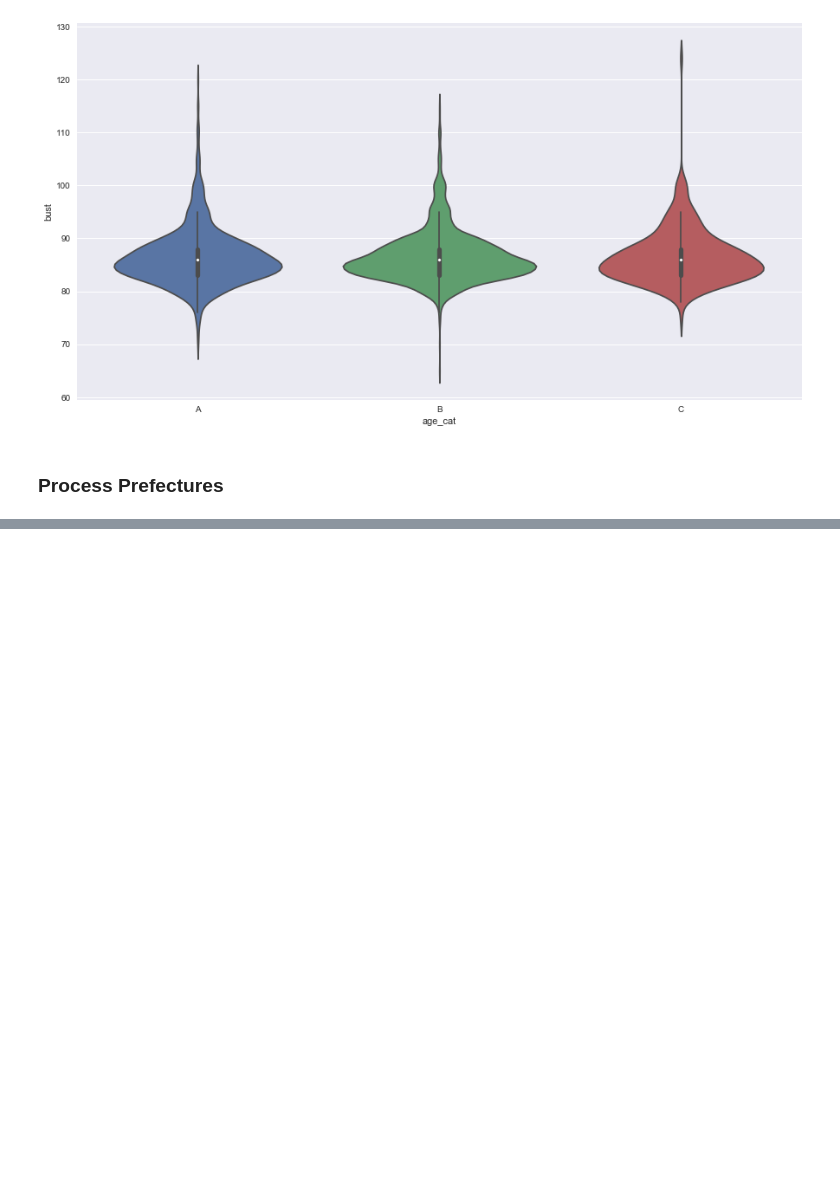
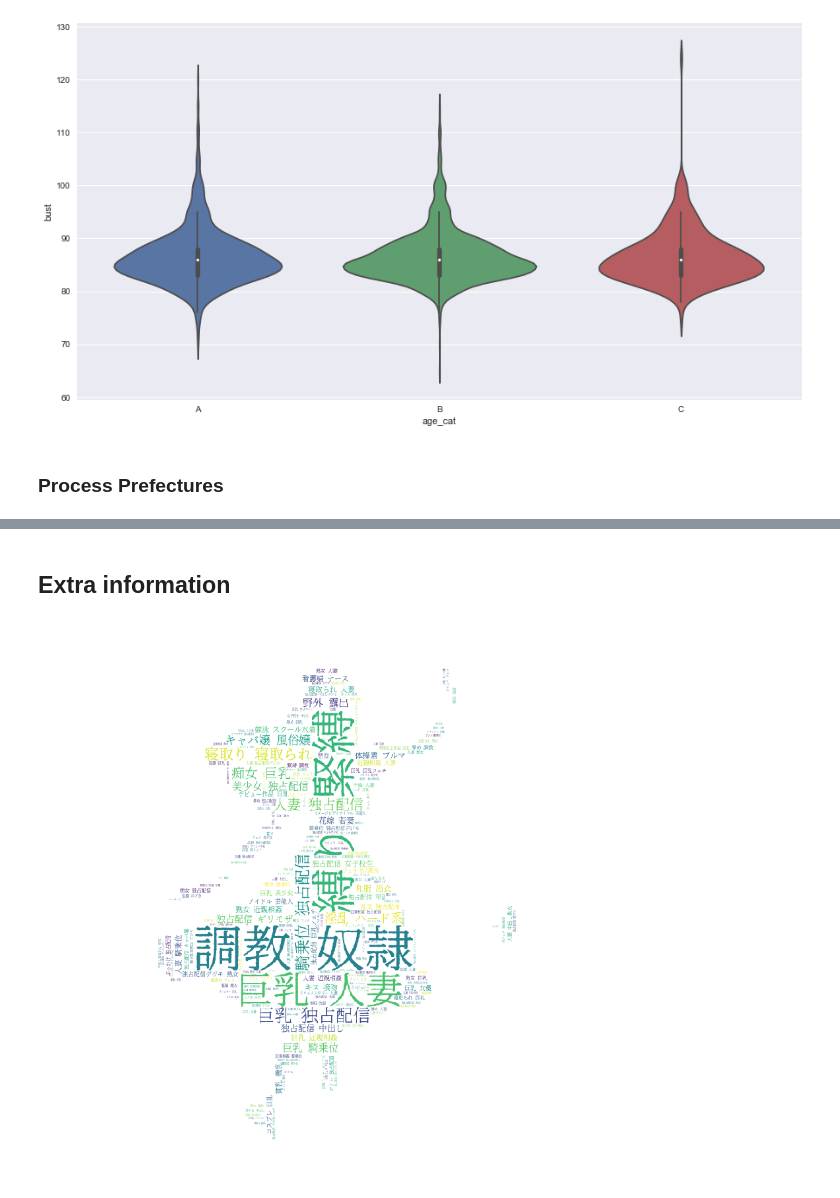
Before and after one commit to canhtran/jav_idol_analysis, a Jupyter notebook: eda_jav_idol.ipynb, the cells around one changed output, grey strips where cells are left out. Cells and saved outputs as stored; diff of their text form; code cells hidden in the pictures; blank space fills up the shorter version.

Commit message:
add genres wordcloud

```diff
--- a/eda_jav_idol.ipynb
+++ b/eda_jav_idol.ipynb
@@ -218,3 +218,11 @@ HeatMap(data, radius=10).add_to(hmap)
 hmap
 # %% [output]
 [interactive output not drawn]
+# %% [markdown]
+## Extra information
+# %%
+from os import path
+from PIL import Image
+
+d = path.dirname('__file__')
+alice_mask = np.array(Image.open(path.join(d, "alice_mask.png")))
@@ -220,0 +232,11 @@ hmap
+# %%
+genres = open('Output.txt', 'r').read()
+# %%
+wc = WordCloud(font_path="å∂ÉmÇ…Ç∂Ç›ñæí©.otf", background_color="white", max_words=2000, mask=alice_mask).generate(genres)
+# %%
+plt.figure(figsize=(30,15))
+plt.imshow(wc)
+plt.axis("off")
+plt.show()
+# %% [output]
+[figure, added]
```
Also changed, not shown: parts of 2 cells of this notebook.
